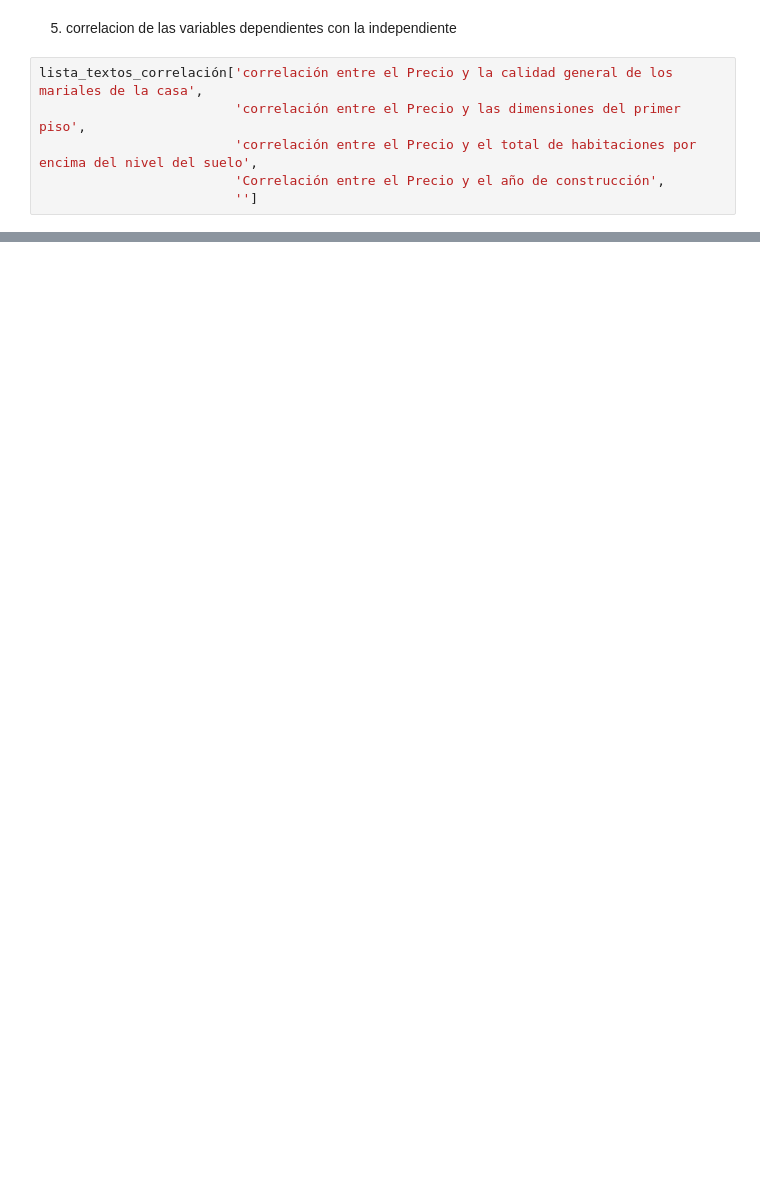
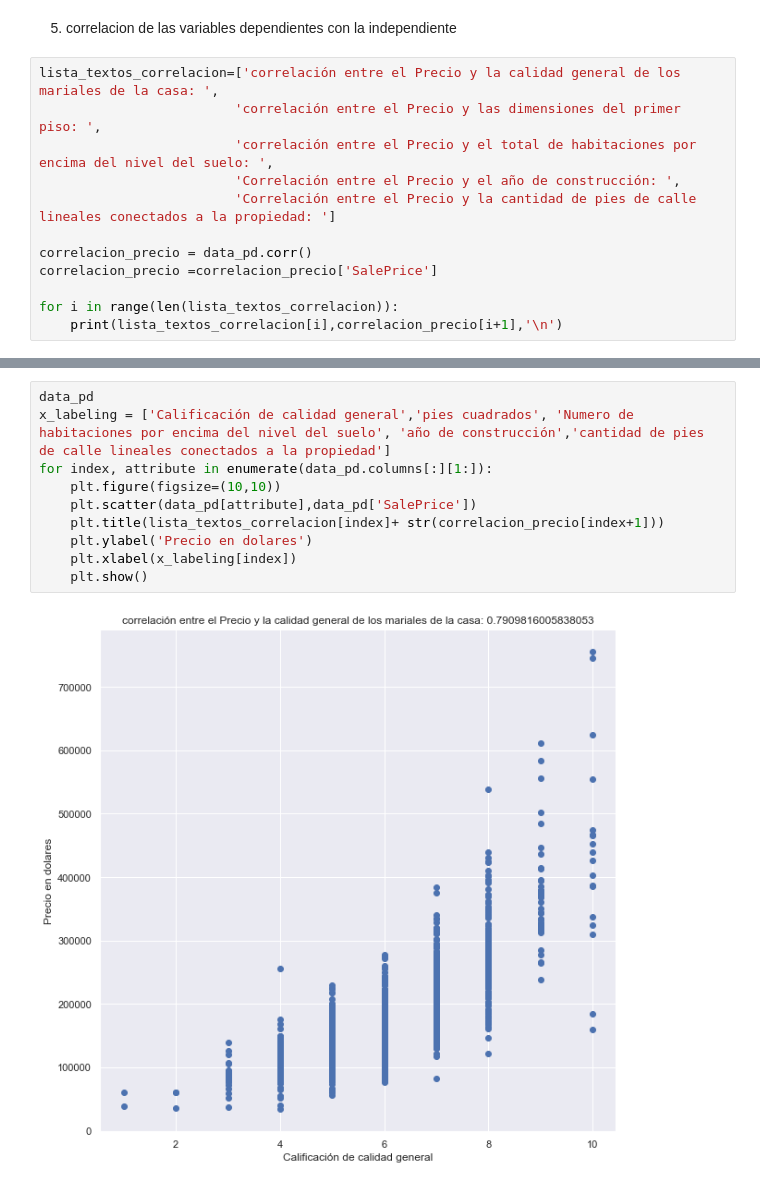
Before and after one commit to DiegoBran16/DataSciecne-Python_Linear-Regression, a Jupyter notebook: Proyecto_1.ipynb, the cells around one changed output, grey strips where cells are left out. Cells and saved outputs as stored; diff of their text form; blank space fills up the shorter version.

```diff
--- a/Proyecto_1.ipynb
+++ b/Proyecto_1.ipynb
@@ -141,8 +142,14 @@ for col in data_pd.columns:
 # %% [markdown]
 5. correlacion de las variables dependientes con la independiente
 # %%
-lista_textos_correlación['correlación entre el Precio y la calidad general de los mariales de la casa',
-                         'correlación entre el Precio y las dimensiones del primer piso',
-                         'correlación entre el Precio y el total de habitaciones por encima del nivel del suelo',
-                         'Correlación entre el Precio y el año de construcción',
-                         '']
+lista_textos_correlacion=['correlación entre el Precio y la calidad general de los mariales de la casa: ',
+                         'correlación entre el Precio y las dimensiones del primer piso: ',
+                         'correlación entre el Precio y el total de habitaciones por encima del nivel del suelo: ',
+                         'Correlación entre el Precio y el año de construcción: ',
+                         'Correlación entre el Precio y la cantidad de pies de calle lineales conectados a la propiedad: ']
+
+correlacion_precio = data_pd.corr()
+correlacion_precio =correlacion_precio['SalePrice']
+
+for i in range(len(lista_textos_correlacion)):
+    print(lista_textos_correlacion[i],correlacion_precio[i+1],'\n')
@@ -148,0 +166,12 @@ lista_textos_correlación['correlación entre el Precio y la calidad general de
+# %%
+data_pd
+x_labeling = ['Calificación de calidad general','pies cuadrados', 'Numero de habitaciones por encima del nivel del suelo', 'año de construcción','cantidad de pies de calle lineales conectados a la propiedad']
+for index, attribute in enumerate(data_pd.columns[:][1:]):
+    plt.figure(figsize=(10,10))
+    plt.scatter(data_pd[attribute],data_pd['SalePrice'])
+    plt.title(lista_textos_correlacion[index]+ str(correlacion_precio[index+1]))
+    plt.ylabel('Precio en dolares')
+    plt.xlabel(x_labeling[index])
+    plt.show()
+# %% [output]
+[figure, added]
```
Also changed, not shown: parts of 8 cells of this notebook, 1 other file.
